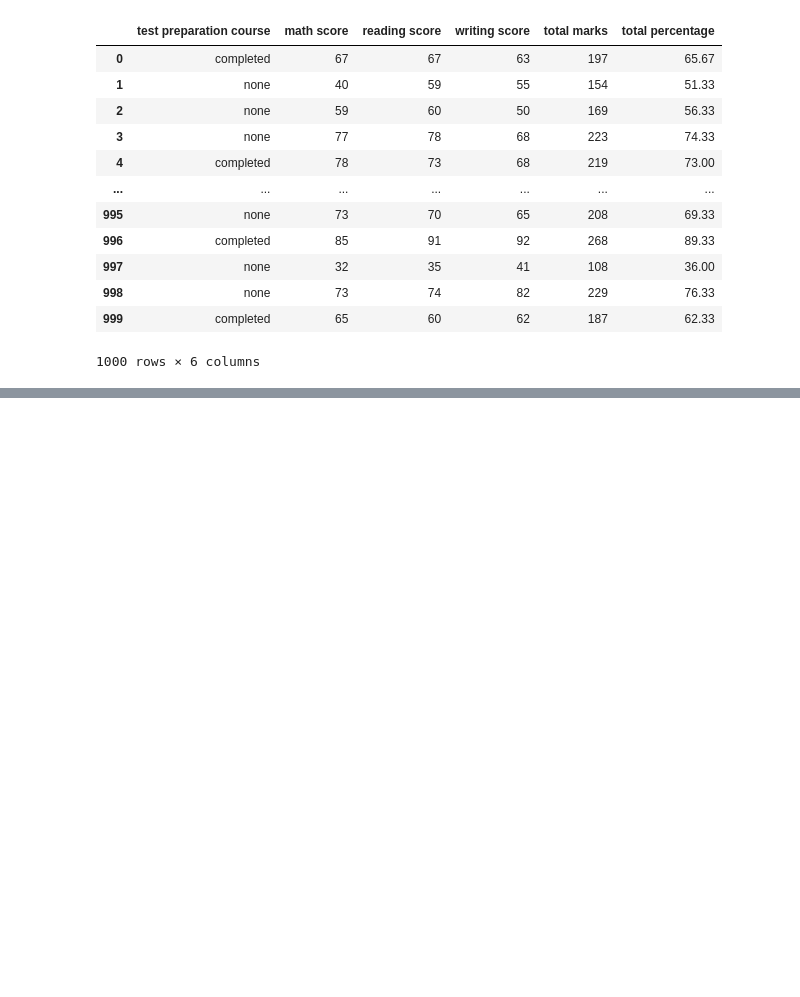
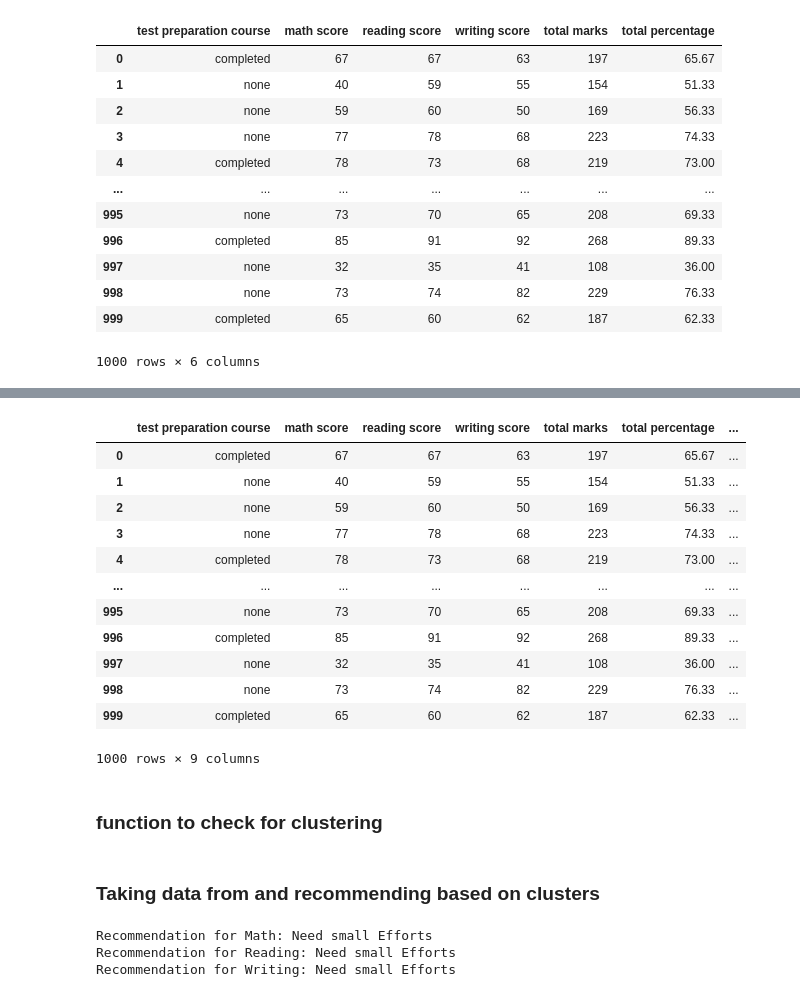
Before and after one commit to varun20004/Skill-and-Learning-Recommendation-System, a Jupyter notebook: skill assessment ml data preprocessing.ipynb, the cells around one changed output, grey strips where cells are left out. Drawn from its saved outputs; the diff is of its cells as text; code cells hidden in the pictures; blank space fills up the shorter version.

```diff
--- a/skill assessment ml data preprocessing.ipynb
+++ b/skill assessment ml data preprocessing.ipynb
@@ -181,0 +231,18 @@ df3
+# %%
+df3
+# %% [output]
+|  | test preparation course | math score | reading score | writing score | total marks | total percentage | ... |
+| 0 | completed | 67 | 67 | 63 | 197 | 65.67 | ... |
+| 1 | none | 40 | 59 | 55 | 154 | 51.33 | ... |
+| 2 | none | 59 | 60 | 50 | 169 | 56.33 | ... |
+| 3 | none | 77 | 78 | 68 | 223 | 74.33 | ... |
+| 4 | completed | 78 | 73 | 68 | 219 | 73.00 | ... |
+| ... | ... | ... | ... | ... | ... | ... | ... |
+| 995 | none | 73 | 70 | 65 | 208 | 69.33 | ... |
+| 996 | completed | 85 | 91 | 92 | 268 | 89.33 | ... |
+| 997 | none | 32 | 35 | 41 | 108 | 36.00 | ... |
+| 998 | none | 73 | 74 | 82 | 229 | 76.33 | ... |
+| 999 | completed | 65 | 60 | 62 | 187 | 62.33 | ... |
+1000 rows × 9 columns
+# %% [markdown]
+### function to check for clustering
@@ -181,0 +273,21 @@ df3
+# %% [markdown]
+### Taking data from and recommending based on clusters
+# %%
+# Take user input for math score
+user_math_score = float(input("Enter your math score: "))
+user_reading_score = float(input('Enter your Reading score: '))
+user_writing_score = float(input('Enter your Writing score: '))
+
+# Predict the cluster for user's math score
+user_math_cluster = kmeans_math.predict([[user_math_score]])[0]
+user_reading_cluster = kmeans_reading.predict([[user_reading_score]])[0]
+user_writing_cluster = kmeans_writing.predict([[user_writing_score]])[0]
+
+# Displaying the cluster for user's math score
+print(f"Recommendation for Math: {recommend_math_skills(user_math_cluster)}")
+print(f"Recommendation for Reading: {recommend_read_skills(user_reading_cluster)}")
+print(f"Recommendation for Writing: {recommend_write_skills(user_writing_cluster)}")
+# %% [output]
+Recommendation for Math: Need small Efforts
+Recommendation for Reading: Need small Efforts
+Recommendation for Writing: Need small Efforts
```
Also changed, not shown: parts of 15 cells of this notebook.
